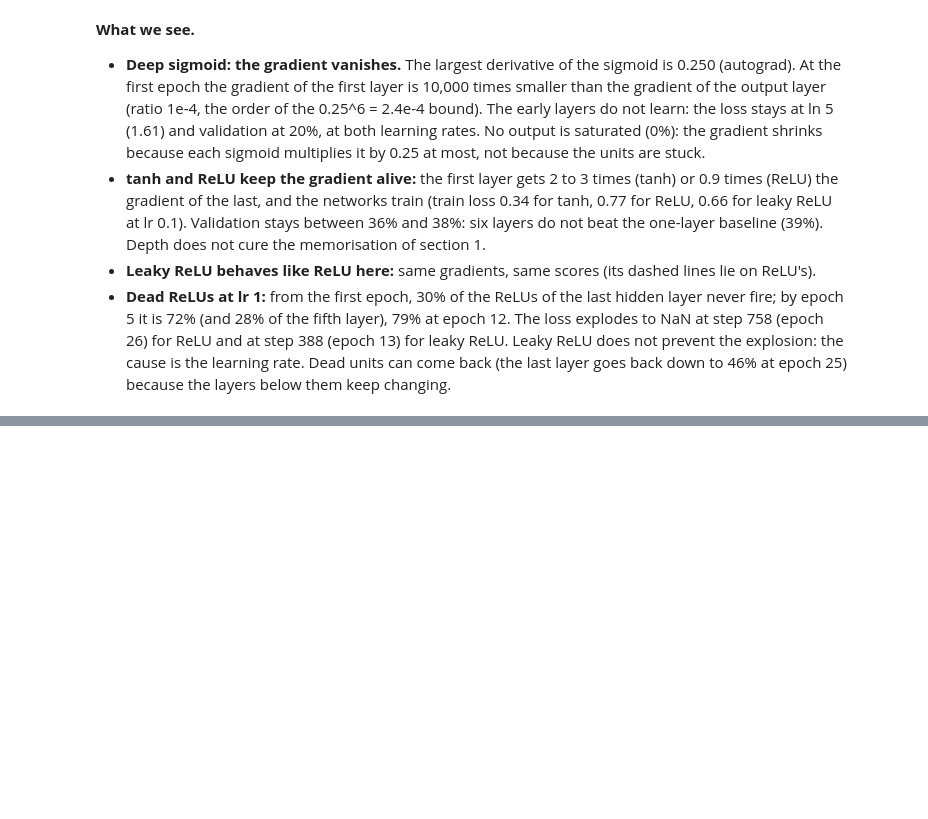
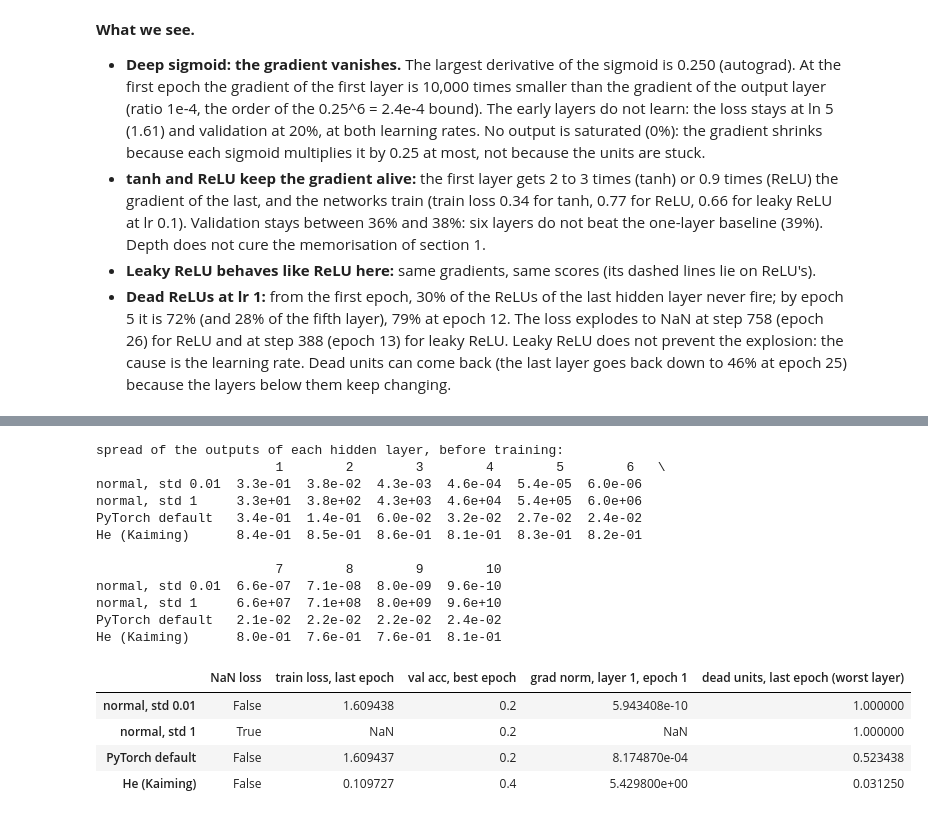
Before and after one commit to Xenodion/deep-learning-project-waerniers-lamy, a Jupyter notebook: src/deep_learning_project_waerniers_lamy_mahieddine/vision/P12_training_doctor.ipynb, the cells around one changed output, grey strips where cells are left out. Drawn from its saved outputs; the diff is of its cells as text; code cells hidden in the pictures; blank space fills up the shorter version.

```diff
--- a/src/deep_learning_project_waerniers_lamy_mahieddine/vision/P12_training_doctor.ipynb
+++ b/src/deep_learning_project_waerniers_lamy_mahieddine/vision/P12_training_doctor.ipynb
@@ -390,0 +399,32 @@ hidden layer 6                 0.45                 0.76                  0.34
+# %%
+INITS = {"normal, std 0.01": 0.01, "normal, std 1": 1.0, "PyTorch default": "default", "He (Kaiming)": "he"}
+init_colors = dict(zip(INITS, ["tab:purple", "tab:red", "tab:orange", "tab:blue"]))
+init_styles = dict(zip(INITS, [":", "-", "--", "-"]))  # two of them lie on the same flat line at ln 5
+spread = {}
+for label, init in INITS.items():
+    model = mlp(hidden=[256] * 10, init=init)
+    spread[label] = [s["act_std"] for s in activation_stats(monitored_layers(model)[1], model, data["X_train"]).values()]
+print("spread of the outputs of each hidden layer, before training:")
+print(pd.DataFrame(spread, index=range(1, 11)).T.map(lambda v: f"{v:.1e}"))
+
+init_runs = {label: train(mlp(hidden=[256] * 10, init=init), lr=0.01, optimizer="sgd") for label, init in INITS.items()}
+table(init_runs)[["NaN loss", "train loss, last epoch", "val acc, best epoch", "grad norm, layer 1, epoch 1",
+                  "dead units, last epoch (worst layer)"]]
+# %% [output]
+spread of the outputs of each hidden layer, before training:
+                       1        2        3        4        5        6   \
+normal, std 0.01  3.3e-01  3.8e-02  4.3e-03  4.6e-04  5.4e-05  6.0e-06
+normal, std 1     3.3e+01  3.8e+02  4.3e+03  4.6e+04  5.4e+05  6.0e+06
+PyTorch default   3.4e-01  1.4e-01  6.0e-02  3.2e-02  2.7e-02  2.4e-02
+He (Kaiming)      8.4e-01  8.5e-01  8.6e-01  8.1e-01  8.3e-01  8.2e-01
+
+                       7        8        9        10
+normal, std 0.01  6.6e-07  7.1e-08  8.0e-09  9.6e-10
+normal, std 1     6.6e+07  7.1e+08  8.0e+09  9.6e+10
+PyTorch default   2.1e-02  2.2e-02  2.2e-02  2.4e-02
+He (Kaiming)      8.0e-01  7.6e-01  7.6e-01  8.1e-01
+|  | NaN loss | train loss, last epoch | val acc, best epoch | grad norm, layer 1, epoch 1 | dead units, last epoch (worst layer) |
+| normal, std 0.01 | False | 1.609438 | 0.2 | 5.943408e-10 | 1.000000 |
+| normal, std 1 | True | NaN | 0.2 | NaN | 1.000000 |
+| PyTorch default | False | 1.609437 | 0.2 | 8.174870e-04 | 0.523438 |
+| He (Kaiming) | False | 0.109727 | 0.4 | 5.429800e+00 | 0.031250 |
```
Also changed, not shown: parts of 7 cells of this notebook.
